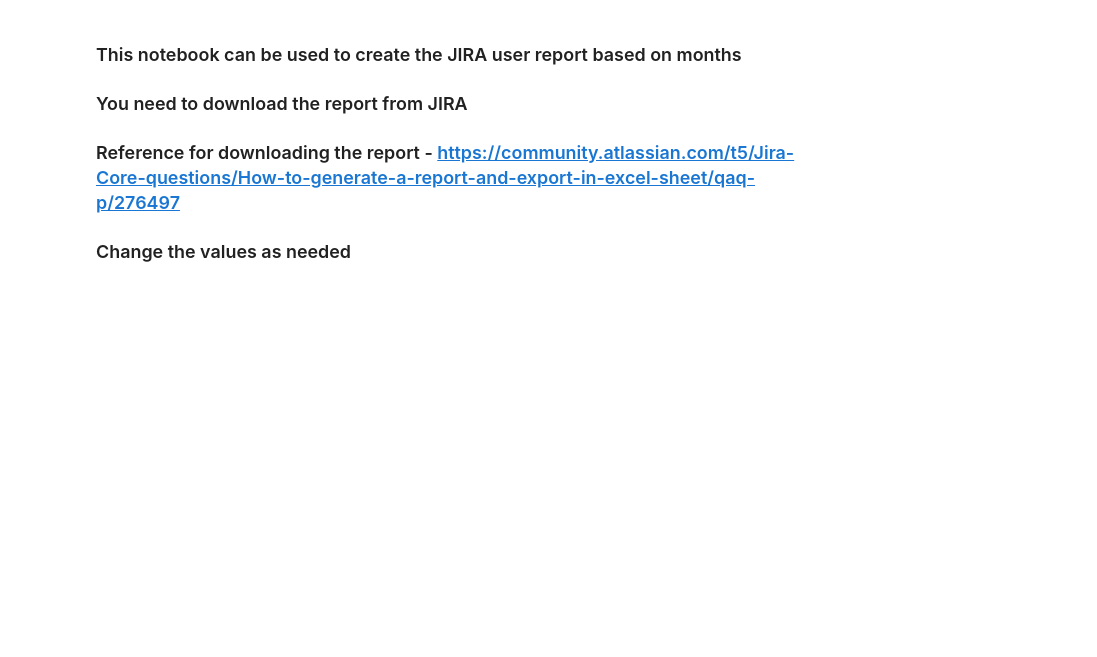
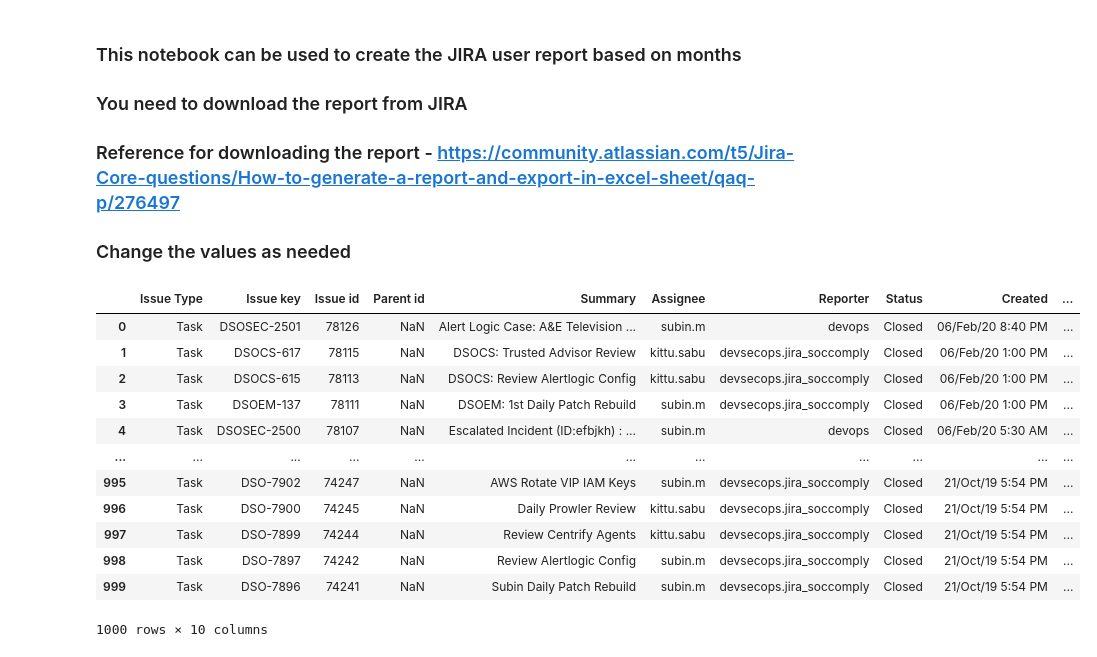
Before and after one commit to vipink1203/Jupyter-notebooks, a Jupyter notebook: Jira/Jira_User_Report.ipynb, the cells around one changed output. Cells and saved outputs as stored; diff of their text form; code cells hidden in the pictures; blank space fills up the shorter version.

```diff
--- a/Jira/Jira_User_Report.ipynb
+++ b/Jira/Jira_User_Report.ipynb
@@ -8,2 +12,18 @@ import pandas as pd
 # %%
-df = pd.read_csv('data/jira_report.csv')
+df = pd.read_csv('data/JIRA_report.csv')
+df['Total_Tickets'] = 1
+df
+# %% [output]
+|  | Issue Type | Issue key | Issue id | Parent id | Summary | Assignee | Reporter | Status | Created | ... |
+| 0 | Task | DSOSEC-2501 | 78126 | NaN | Alert Logic Case: A&E Television ... | subin.m | devops | Closed | 06/Feb/20 8:40 PM | ... |
+| 1 | Task | DSOCS-617 | 78115 | NaN | DSOCS: Trusted Advisor Review | kittu.sabu | devsecops.jira_soccomply | Closed | 06/Feb/20 1:00 PM | ... |
+| 2 | Task | DSOCS-615 | 78113 | NaN | DSOCS: Review Alertlogic Config | kittu.sabu | devsecops.jira_soccomply | Closed | 06/Feb/20 1:00 PM | ... |
+| 3 | Task | DSOEM-137 | 78111 | NaN | DSOEM: 1st Daily Patch Rebuild | subin.m | devsecops.jira_soccomply | Closed | 06/Feb/20 1:00 PM | ... |
+| 4 | Task | DSOSEC-2500 | 78107 | NaN | Escalated Incident (ID:efbjkh) : ... | subin.m | devops | Closed | 06/Feb/20 5:30 AM | ... |
+| ... | ... | ... | ... | ... | ... | ... | ... | ... | ... | ... |
+| 995 | Task | DSO-7902 | 74247 | NaN | AWS Rotate VIP IAM Keys | subin.m | devsecops.jira_soccomply | Closed | 21/Oct/19 5:54 PM | ... |
+| 996 | Task | DSO-7900 | 74245 | NaN | Daily Prowler Review | kittu.sabu | devsecops.jira_soccomply | Closed | 21/Oct/19 5:54 PM | ... |
+| 997 | Task | DSO-7899 | 74244 | NaN | Review Centrify Agents | kittu.sabu | devsecops.jira_soccomply | Closed | 21/Oct/19 5:54 PM | ... |
+| 998 | Task | DSO-7897 | 74242 | NaN | Review Alertlogic Config | subin.m | devsecops.jira_soccomply | Closed | 21/Oct/19 5:54 PM | ... |
+| 999 | Task | DSO-7896 | 74241 | NaN | Subin Daily Patch Rebuild | subin.m | devsecops.jira_soccomply | Closed | 21/Oct/19 5:54 PM | ... |
+1000 rows × 10 columns
```
Also changed, not shown: parts of 19 cells of this notebook.
